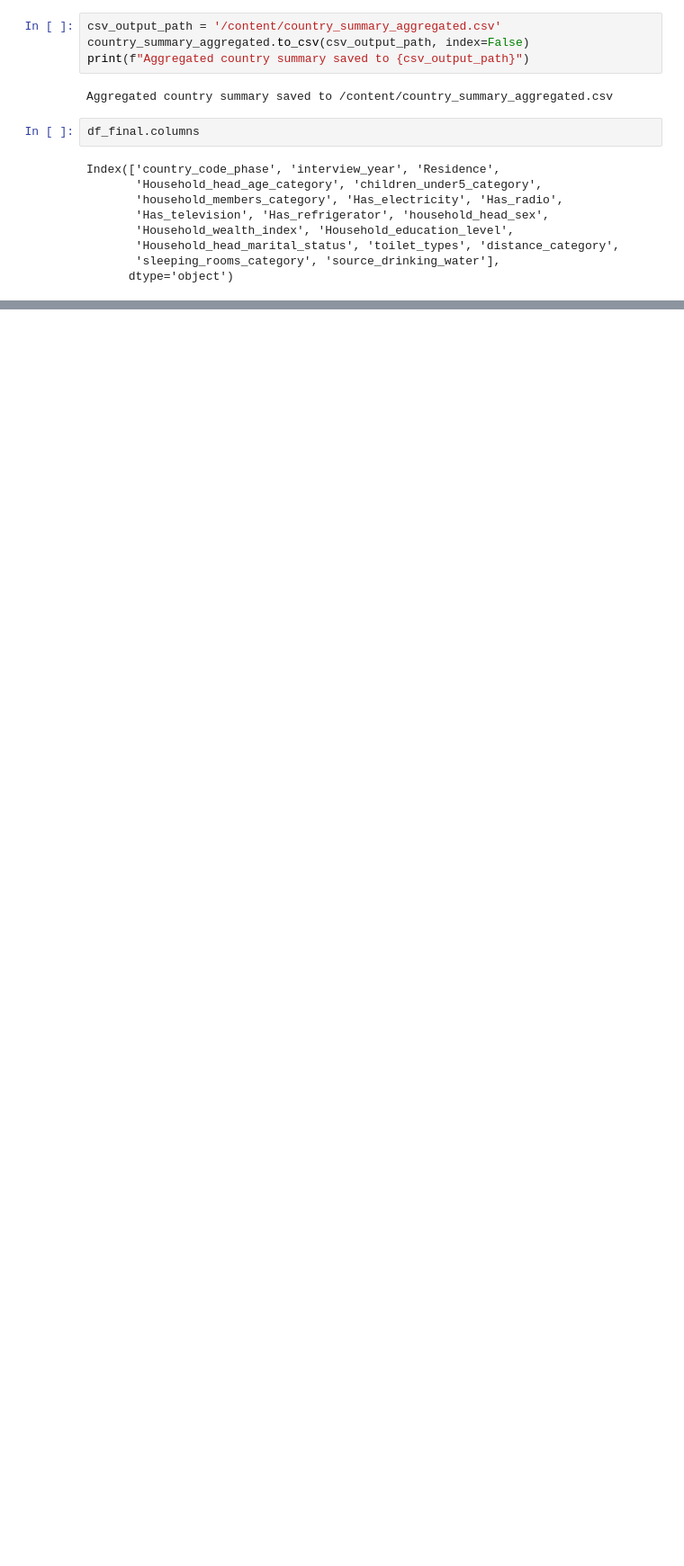
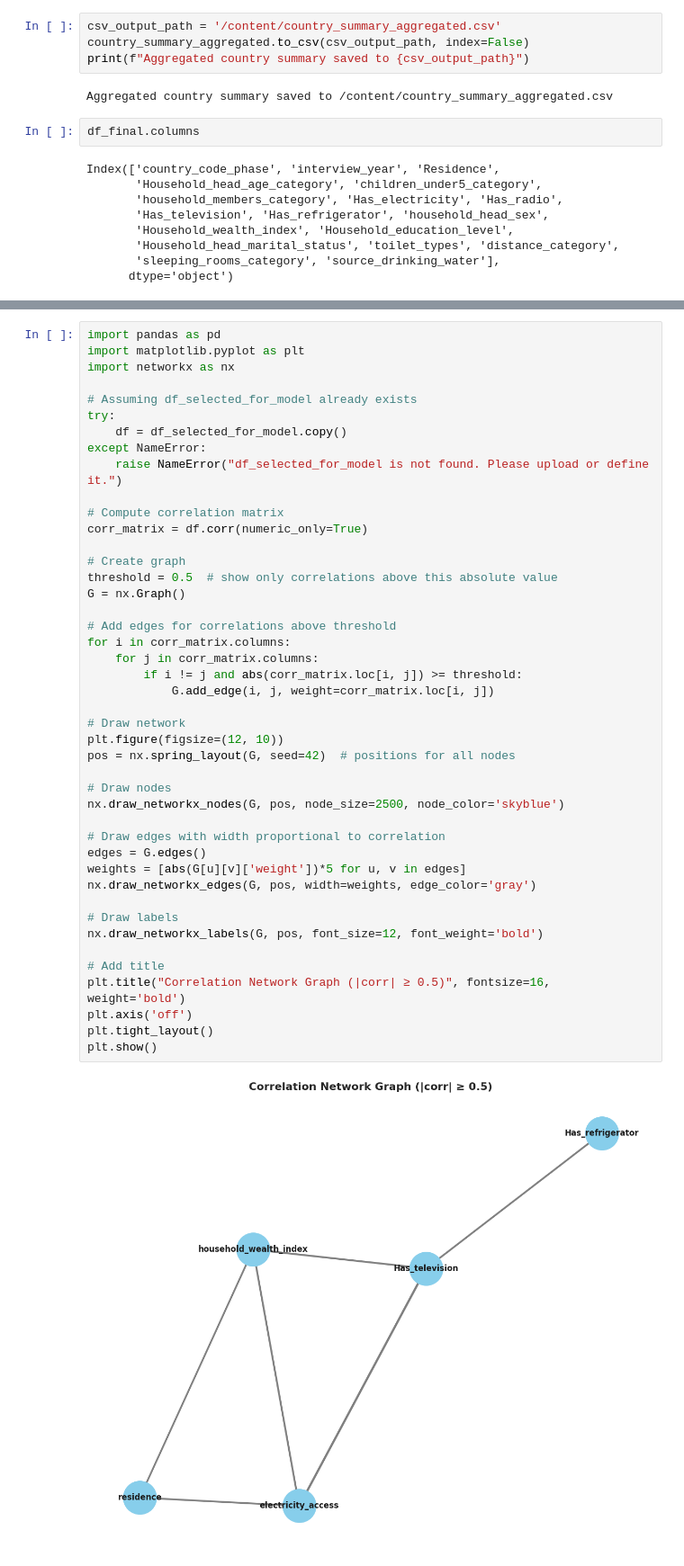
Before and after one commit to Fentahun60/Fentahun, a Jupyter notebook: Safewater_access.ipynb, the cells around one changed output, grey strips where cells are left out. Shown at 90% size. Drawn from its saved outputs; the diff is of its cells as text; blank space fills up the shorter version.

```diff
--- a/Safewater_access.ipynb
+++ b/Safewater_access.ipynb
@@ -780,0 +1167,46 @@ Index(['country_code_phase', 'interview_year', 'Residence',
+# %%
+import pandas as pd
+import matplotlib.pyplot as plt
+import networkx as nx
+
+# Assuming df_selected_for_model already exists
+try:
+    df = df_selected_for_model.copy()
+except NameError:
+    raise NameError("df_selected_for_model is not found. Please upload or define it.")
+
+# Compute correlation matrix
+corr_matrix = df.corr(numeric_only=True)
+
+# Create graph
+threshold = 0.5  # show only correlations above this absolute value
+G = nx.Graph()
+
+# Add edges for correlations above threshold
+for i in corr_matrix.columns:
+    for j in corr_matrix.columns:
+        if i != j and abs(corr_matrix.loc[i, j]) >= threshold:
+            G.add_edge(i, j, weight=corr_matrix.loc[i, j])
+
+# Draw network
+plt.figure(figsize=(12, 10))
+pos = nx.spring_layout(G, seed=42)  # positions for all nodes
+
+# Draw nodes
+nx.draw_networkx_nodes(G, pos, node_size=2500, node_color='skyblue')
+
+# Draw edges with width proportional to correlation
+edges = G.edges()
+weights = [abs(G[u][v]['weight'])*5 for u, v in edges]
+nx.draw_networkx_edges(G, pos, width=weights, edge_color='gray')
+
+# Draw labels
+nx.draw_networkx_labels(G, pos, font_size=12, font_weight='bold')
+
+# Add title
+plt.title("Correlation Network Graph (|corr| ≥ 0.5)", fontsize=16, weight='bold')
+plt.axis('off')
+plt.tight_layout()
+plt.show()
+# %% [output]
+[figure, added]
```
Also changed, not shown: parts of 34 cells of this notebook.
